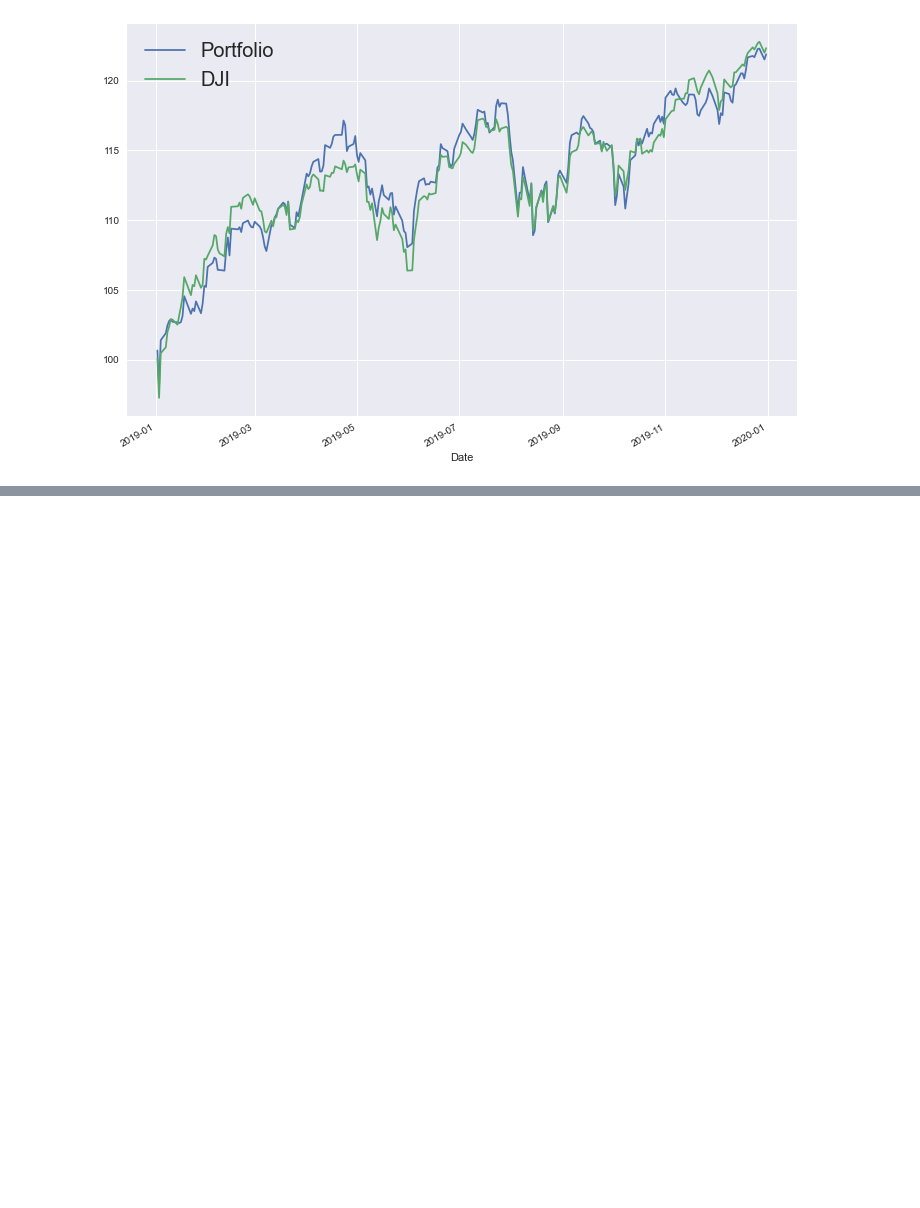
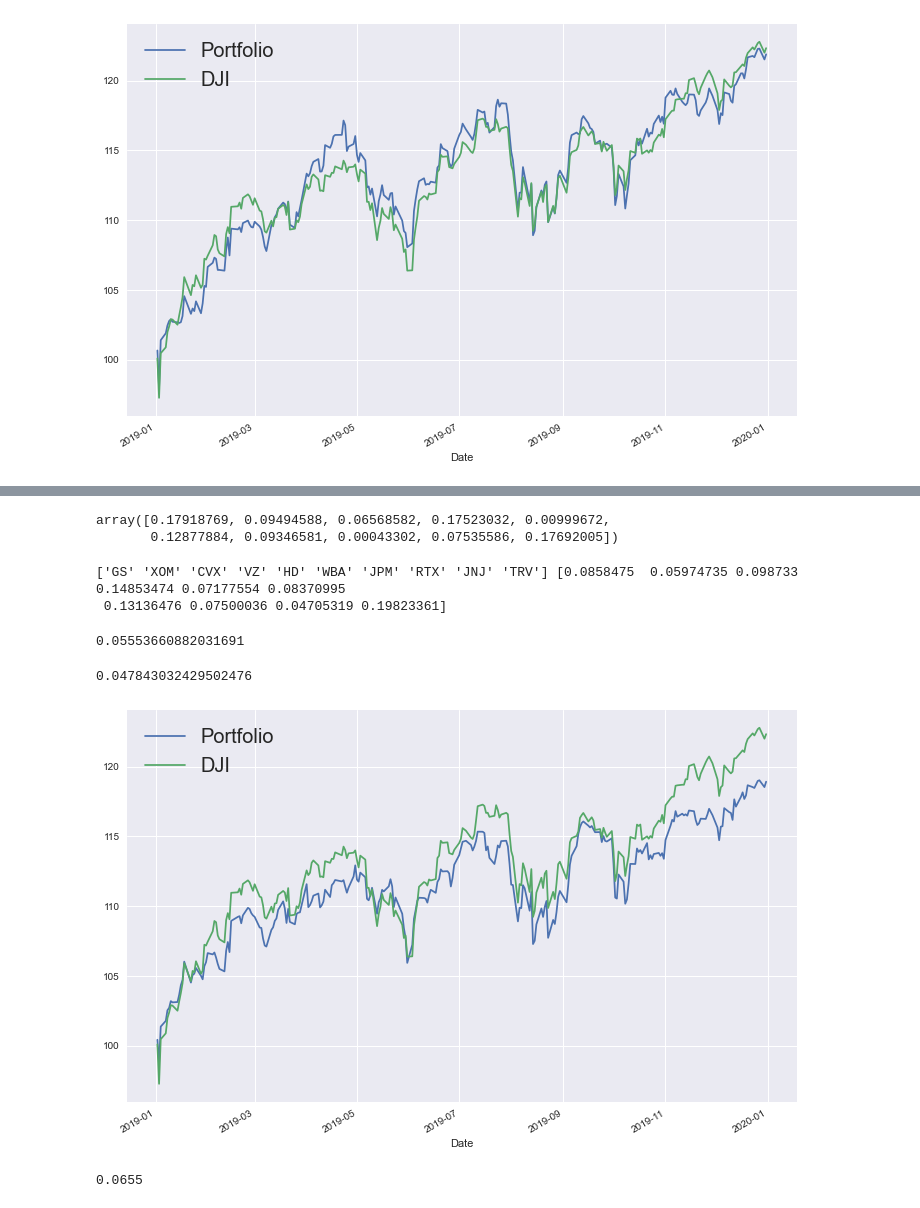
Before and after one commit to cmj123/index_tracking_forward_testing, a Jupyter notebook: index_tracking.ipynb, the cells around one changed output, grey strips where cells are left out. Saved outputs shown, nothing was run; the diff lists cells and outputs as text; code cells hidden in the pictures; blank space fills up the shorter version.

Commit message:
Forward testing with random portfolios vs optimal portfolio

```diff
--- a/index_tracking.ipynb
+++ b/index_tracking.ipynb
@@ -605,0 +608,3 @@ visual(ret,tracking_stocks, optimal_weights, "DJI", "2019-01-01", "2019-12-31")
+# %%
+bucket = df.columns.drop(["DOW","DJI"])
+bucket
@@ -605,0 +621,29 @@ visual(ret,tracking_stocks, optimal_weights, "DJI", "2019-01-01", "2019-12-31")
+# %%
+random_numbers = np.random.random(noa)
+random_weights = random_numbers/random_numbers .sum()
+random_weights
+# %% [output]
+array([0.17918769, 0.09494588, 0.06568582, 0.17523032, 0.00999672,
+       0.12877884, 0.09346581, 0.00043302, 0.07535586, 0.17692005])
+# %%
+np.random.seed(123)
+random_stocks = np.random.choice(bucket, size=noa, replace = False)
+random_numbers  = np.random.random(noa)
+random_weights = random_numbers /random_numbers.sum()
+# %%
+print(random_stocks, random_weights)
+# %% [output]
+['GS' 'XOM' 'CVX' 'VZ' 'HD' 'WBA' 'JPM' 'RTX' 'JNJ' 'TRV'] [0.0858475  0.05974735 0.098733   0.14853474 0.07177554 0.08370995
+ 0.13136476 0.07500036 0.04705319 0.19823361]
+# %%
+tracking_error_gen(ret, random_stocks, random_weights, "DJI", "2019-01-01", "2019-12-31")
+# %% [output]
+0.05553660882031691
+# %%
+forward_te
+# %% [output]
+0.047843032429502476
+# %%
+visual(ret, random_stocks, random_weights, "DJI", "2019-01-01", "2019-12-31")
+# %% [output]
+[figure, added]
@@ -605,0 +660,4 @@ visual(ret,tracking_stocks, optimal_weights, "DJI", "2019-01-01", "2019-12-31")
+# %%
+(tes < forward_te).mean()
+# %% [output]
+0.0655
```
Also changed, not shown: parts of 5 cells of this notebook.
